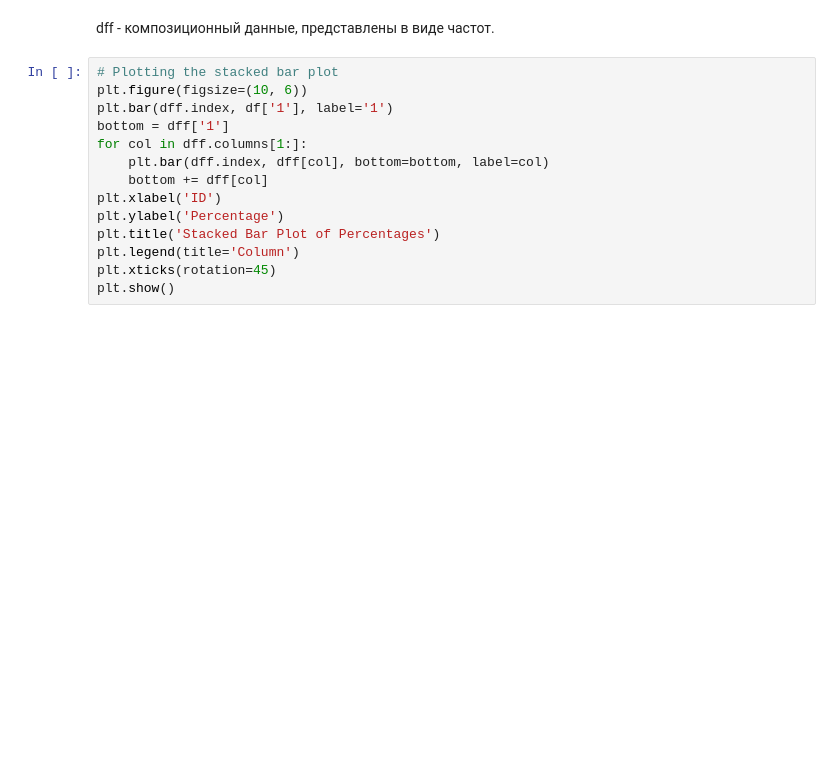
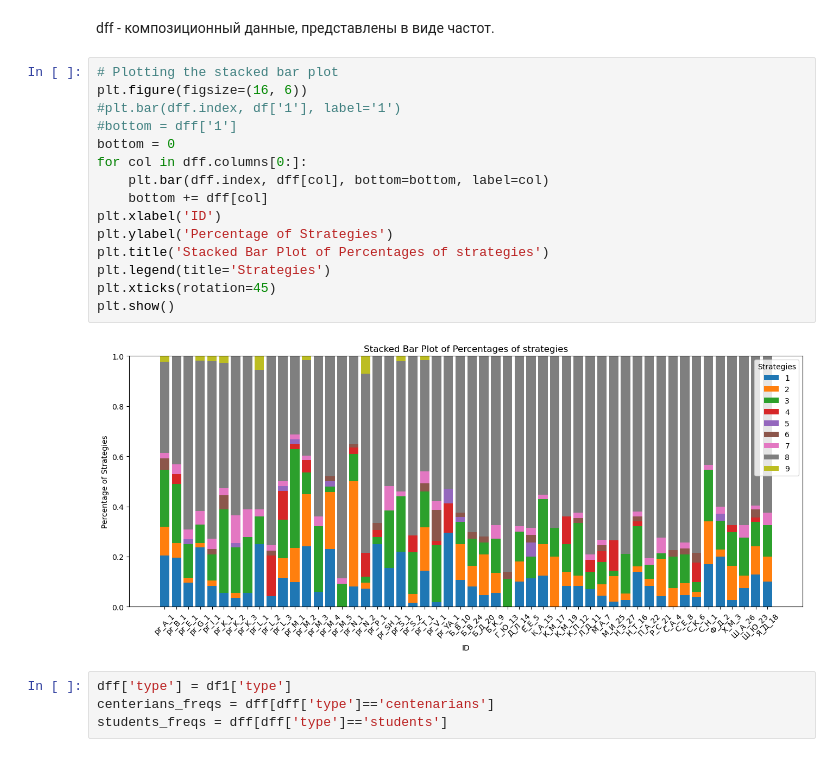
Before and after one commit to Aryunaa/Linguistics, a Jupyter notebook: pos_febr/analysis.ipynb, the cells around one changed output. Saved outputs shown, nothing was run; the diff lists cells and outputs as text; blank space fills up the shorter version.

Commit message:
strategies

```diff
--- a/pos_febr/analysis.ipynb
+++ b/pos_febr/analysis.ipynb
@@ -251,15 +253,22 @@ NameError: name 'dff' is not defined
 dff - композиционный данные, представлены в виде частот.
 # %%
 # Plotting the stacked bar plot
-plt.figure(figsize=(10, 6))
-plt.bar(dff.index, df['1'], label='1')
-bottom = dff['1']
-for col in dff.columns[1:]:
+plt.figure(figsize=(16, 6))
+#plt.bar(dff.index, df['1'], label='1')
+#bottom = dff['1']
+bottom = 0
+for col in dff.columns[0:]:
     plt.bar(dff.index, dff[col], bottom=bottom, label=col)
     bottom += dff[col]
 plt.xlabel('ID')
-plt.ylabel('Percentage')
-plt.title('Stacked Bar Plot of Percentages')
-plt.legend(title='Column')
+plt.ylabel('Percentage of Strategies')
+plt.title('Stacked Bar Plot of Percentages of strategies')
+plt.legend(title='Strategies')
 plt.xticks(rotation=45)
 plt.show()
+# %% [output]
+[figure, added]
+# %%
+dff['type'] = df1['type']
+centerians_freqs = dff[dff['type']=='centenarians']
+students_freqs = dff[dff['type']=='students']
```
Also changed, not shown: parts of 3 cells of this notebook.
